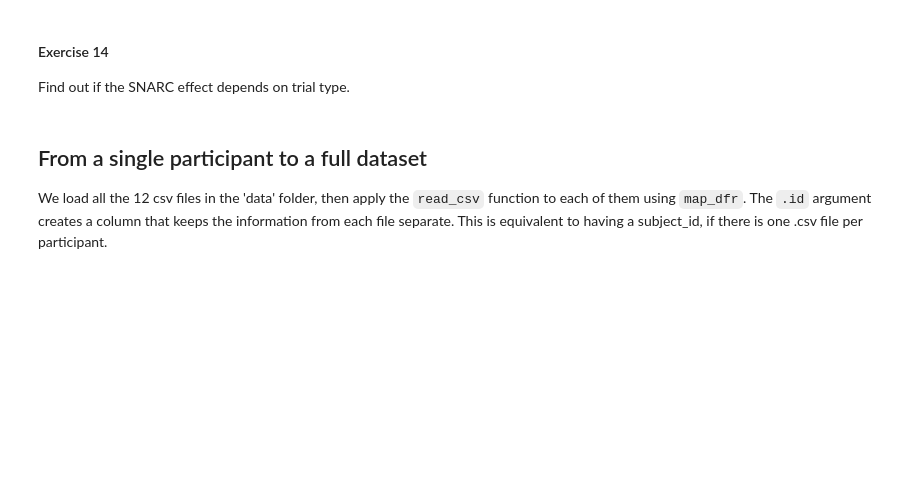
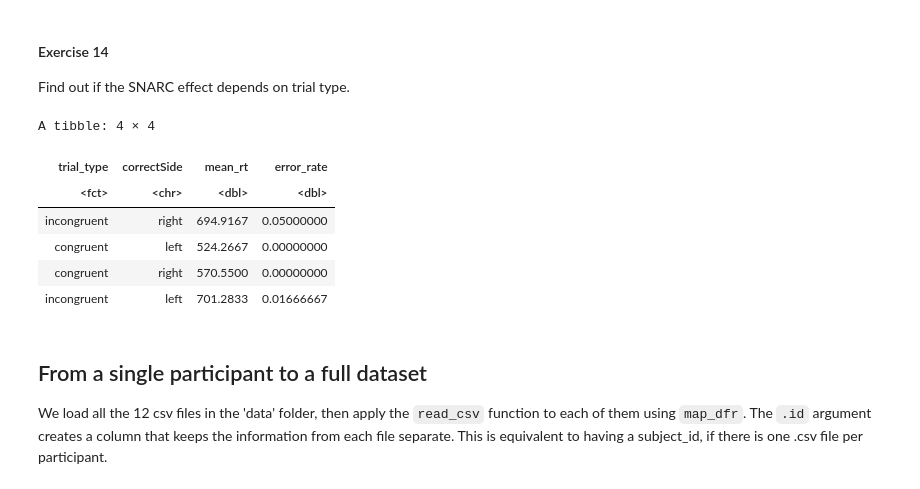
Before and after one commit to Clairaxe/cogsup-prog, a Jupyter notebook: Week-13/Exercises/Intro-Tidyverse-2.ipynb, the cells around one changed output. Saved outputs shown, nothing was run; the diff lists cells and outputs as text; code cells hidden in the pictures; blank space fills up the shorter version.

```diff
--- a/Week-13/Exercises/Intro-Tidyverse-2.ipynb
+++ b/Week-13/Exercises/Intro-Tidyverse-2.ipynb
@@ -310,6 +379,21 @@ Using a similar logic, find out if our participant also showed a SNARC effect: W
 # %% [markdown]
 #### Exercise 14
 Find out if the SNARC effect depends on trial type.
+# %%
+tidy_data %>%
+  summarize(
+    mean_rt = mean(RT, na.rm = TRUE),
+    error_rate = mean(1 - correct, na.rm = TRUE),
+    .by = c(trial_type, correctSide)
+  )
+# %% [output]
+A tibble: 4 × 4
+| trial_type | correctSide | mean_rt | error_rate |
+| <fct> | <chr> | <dbl> | <dbl> |
+| incongruent | right | 694.9167 | 0.05000000 |
+| congruent | left | 524.2667 | 0.00000000 |
+| congruent | right | 570.5500 | 0.00000000 |
+| incongruent | left | 701.2833 | 0.01666667 |
 # %% [markdown]
 ## From a single participant to a full dataset
 We load all the 12 csv files in the 'data' folder, then apply the `read_csv` function to each of them using `map_dfr`. The `.id` argument creates a column that keeps the information from each file separate. This is equivalent to having a subject_id, if there is one .csv file per participant.
```
Also changed, not shown: parts of 14 cells of this notebook.
